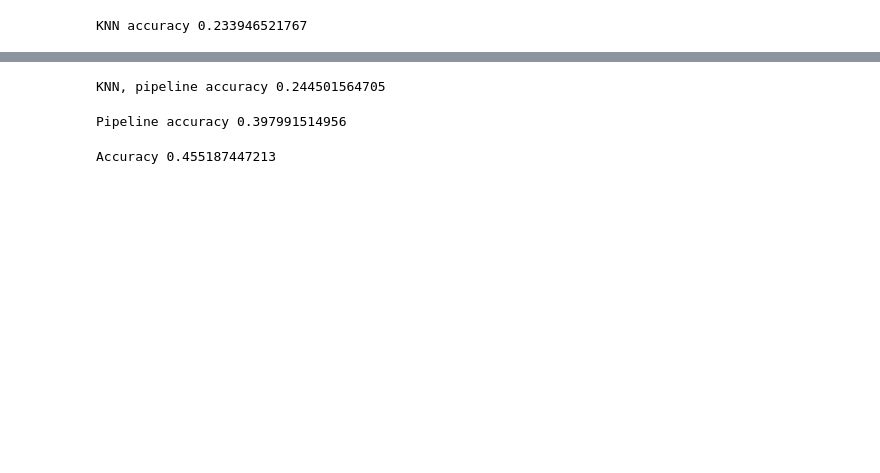
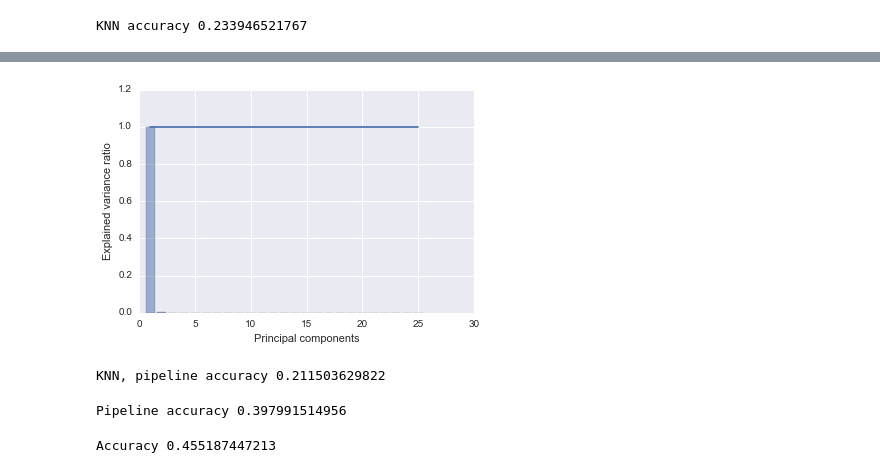
Before and after one commit to itsdannymurphy/Data_Mining_Summer, a Jupyter notebook: Lab 2 Classification.ipynb, the cells around one changed output, grey strips where cells are left out. Saved outputs shown, nothing was run; the diff lists cells and outputs as text; code cells hidden in the pictures; blank space fills up the shorter version.

```diff
--- a/Lab 2 Classification.ipynb
+++ b/Lab 2 Classification.ipynb
@@ -43,0 +114,6 @@ KNN accuracy 0.233946521767
+# %%
+from sklearn.decomposition import PCA
+
+pca = PCA()
+X_train_pca = pca.fit_transform(X)
+pca.explained_variance_ratio_
@@ -44,7 +130,15 @@ KNN accuracy 0.233946521767
+# %%
+plt.bar(range(1, 26), pca.explained_variance_ratio_, alpha=0.5, align='center')
+plt.step(range(1, 26), np.cumsum(pca.explained_variance_ratio_), where='mid')
+plt.ylabel('Explained variance ratio')
+plt.xlabel('Principal components')
+plt.show()
+# %% [output]
+[figure, added]
 # %%
 # setup pipeline to take PCA, then fit a KNN classifier
 clf_pipe = Pipeline(
-    [('PCA_Expedia',RandomizedPCA(n_components=5)),
+    [('PCA_Expedia',RandomizedPCA(n_components=1)),
      ('CLF_Expedia',KNeighborsClassifier(n_neighbors=1))]
 )
 
@@ -56,7 +150,7 @@ for train, test in cv:
 total_accuracy = mt.accuracy_score(y, yhat)
 print 'KNN, pipeline accuracy', total_accuracy
 # %% [output]
-KNN, pipeline accuracy 0.244501564705
+KNN, pipeline accuracy 0.211503629822
 # %%
 clf_pipe = Pipeline(
     [('PCA',RandomizedPCA(n_components=5)),
```
Also changed, not shown: parts of 4 cells of this notebook.
